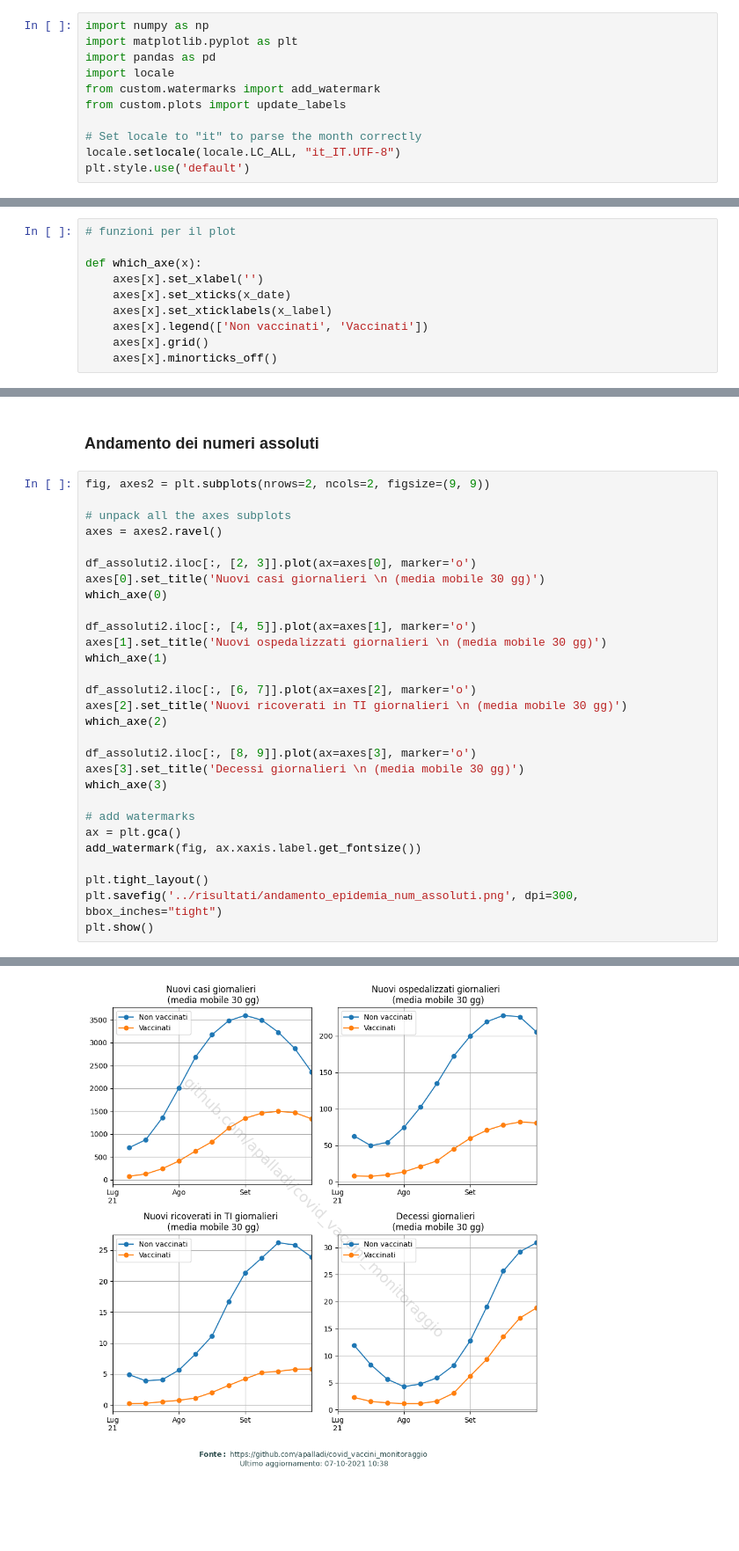
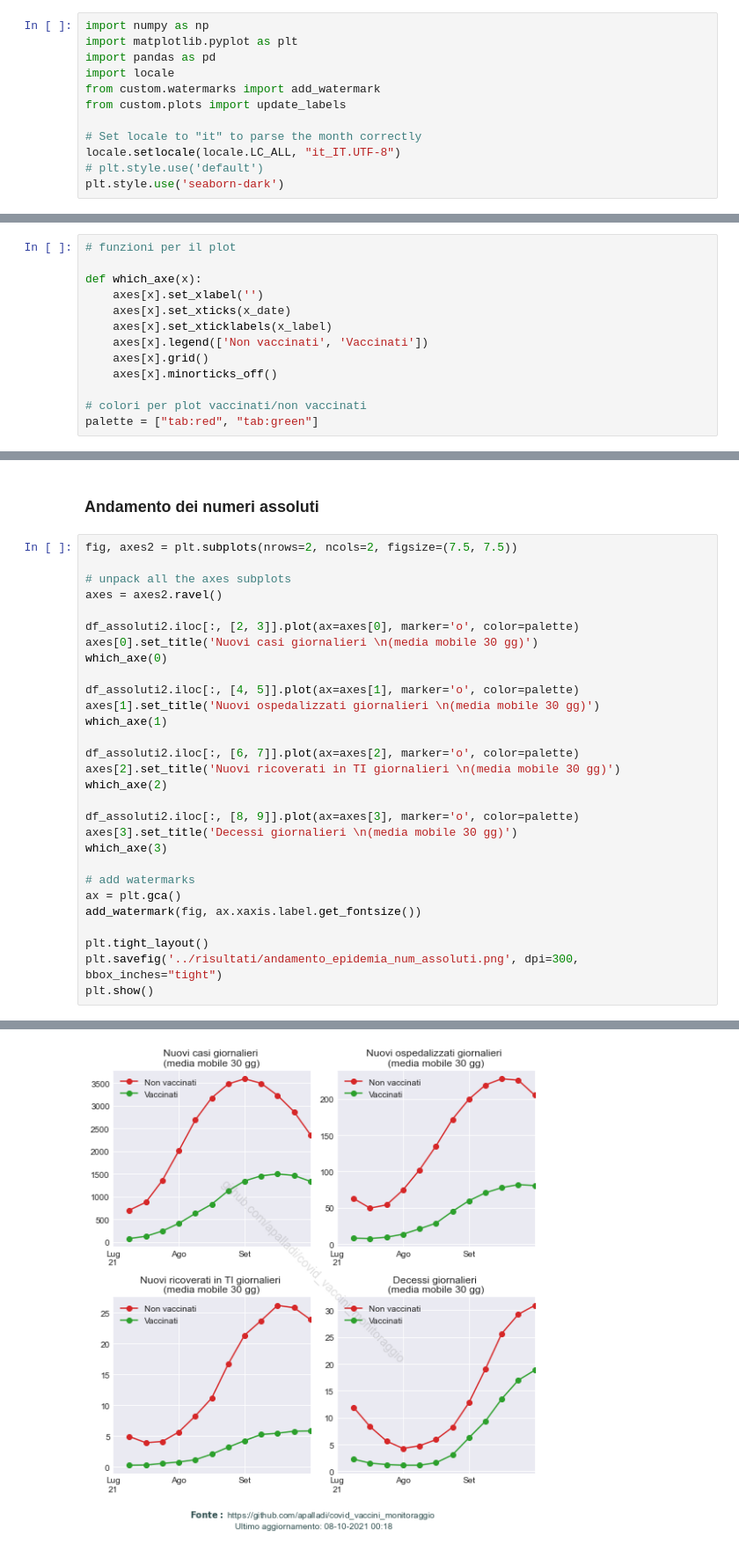
Before and after one commit to apalladi/covid_vaccini_monitoraggio, a Jupyter notebook: Notebooks/andamento_epidemia.ipynb, the cells around one changed output, grey strips where cells are left out. Shown at 88% size. Saved outputs shown, nothing was run; the diff lists cells and outputs as text; blank space fills up the shorter version.

Commit message:
Changed plot style to seaborn-dark (#21)
Co-authored-by: Claudio Crema <claudio.crema.87@gmail.com>

```diff
--- a/Notebooks/andamento_epidemia.ipynb
+++ b/Notebooks/andamento_epidemia.ipynb
@@ -8,7 +8,8 @@ from custom.plots import update_labels
 
 # Set locale to "it" to parse the month correctly
 locale.setlocale(locale.LC_ALL, "it_IT.UTF-8")
-plt.style.use('default')
+# plt.style.use('default')
+plt.style.use('seaborn-dark')
 # %% [markdown]
 # Importa dati dell'Istituto Superiore di Sanità
 Questi dati sono ricavati dai bollettini settimanali dell'ISS. Vedi ad esempio https://www.epicentro.iss.it/coronavirus/bollettino/Bollettino-sorveglianza-integrata-COVID-19_15-settembre-2021.pdf
@@ -92,6 +93,9 @@ def which_axe(x):
     axes[x].legend(['Non vaccinati', 'Vaccinati'])
     axes[x].grid()
     axes[x].minorticks_off()
+
+# colori per plot vaccinati/non vaccinati
+palette = ["tab:red", "tab:green"]
 # %% [markdown]
 ### Tassi di infezione, ricovero, decesso
 # %%
@@ -164,25 +168,25 @@ watermark fontsize: 13, angle:-39.81
 # %% [markdown]
 ### Andamento dei numeri assoluti
 # %%
-fig, axes2 = plt.subplots(nrows=2, ncols=2, figsize=(9, 9))
+fig, axes2 = plt.subplots(nrows=2, ncols=2, figsize=(7.5, 7.5))
 
 # unpack all the axes subplots
 axes = axes2.ravel()
 
-df_assoluti2.iloc[:, [2, 3]].plot(ax=axes[0], marker='o')
-axes[0].set_title('Nuovi casi giornalieri \n (media mobile 30 gg)')
+df_assoluti2.iloc[:, [2, 3]].plot(ax=axes[0], marker='o', color=palette)
+axes[0].set_title('Nuovi casi giornalieri \n(media mobile 30 gg)')
 which_axe(0)
 
-df_assoluti2.iloc[:, [4, 5]].plot(ax=axes[1], marker='o')
-axes[1].set_title('Nuovi ospedalizzati giornalieri \n (media mobile 30 gg)')
+df_assoluti2.iloc[:, [4, 5]].plot(ax=axes[1], marker='o', color=palette)
+axes[1].set_title('Nuovi ospedalizzati giornalieri \n(media mobile 30 gg)')
 which_axe(1)
 
-df_assoluti2.iloc[:, [6, 7]].plot(ax=axes[2], marker='o')
-axes[2].set_title('Nuovi ricoverati in TI giornalieri \n (media mobile 30 gg)')
+df_assoluti2.iloc[:, [6, 7]].plot(ax=axes[2], marker='o', color=palette)
+axes[2].set_title('Nuovi ricoverati in TI giornalieri \n(media mobile 30 gg)')
 which_axe(2)
 
-df_assoluti2.iloc[:, [8, 9]].plot(ax=axes[3], marker='o')
-axes[3].set_title('Decessi giornalieri \n (media mobile 30 gg)')
+df_assoluti2.iloc[:, [8, 9]].plot(ax=axes[3], marker='o', color=palette)
+axes[3].set_title('Decessi giornalieri \n(media mobile 30 gg)')
 which_axe(3)
 
 # add watermarks
@@ -197 +201 @@ watermark fontsize: 21, angle:-45.0
-[figure, old version]
+[figure, new version]
```
Also changed, not shown: parts of 3 cells of this notebook, 12 other files.
